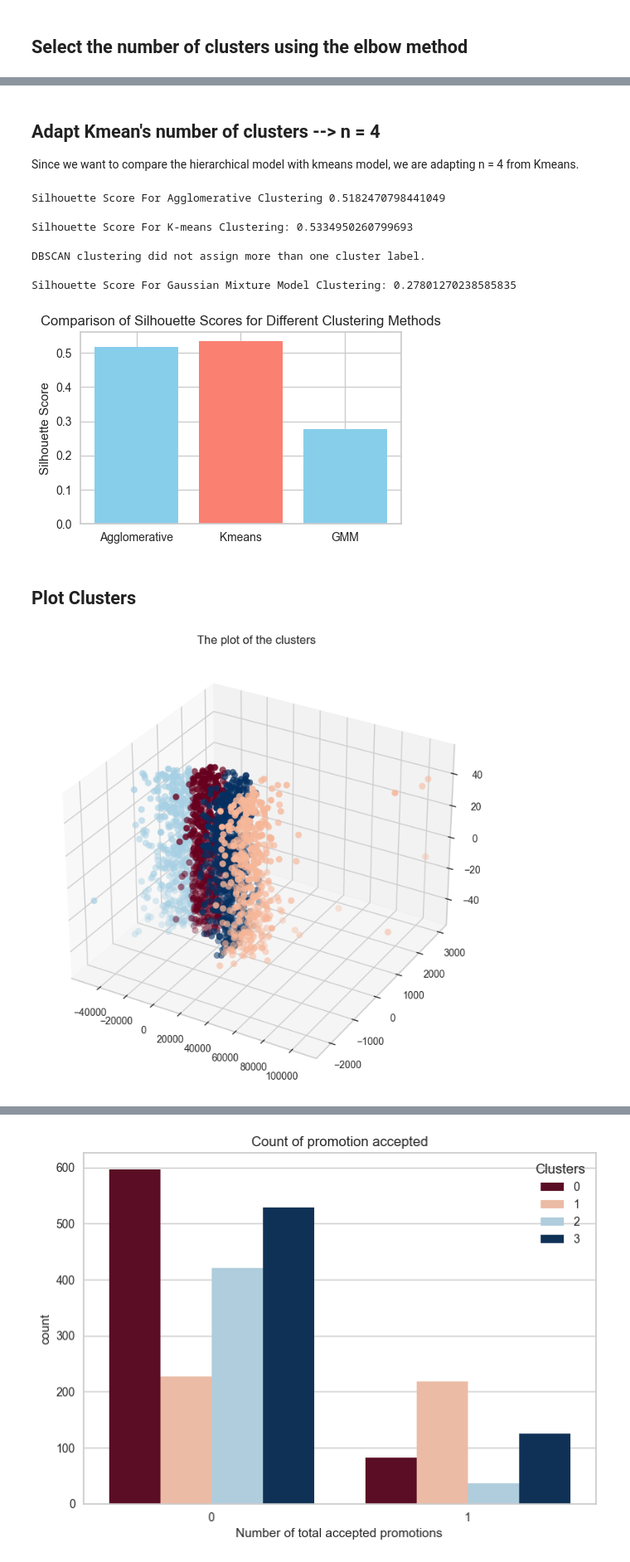
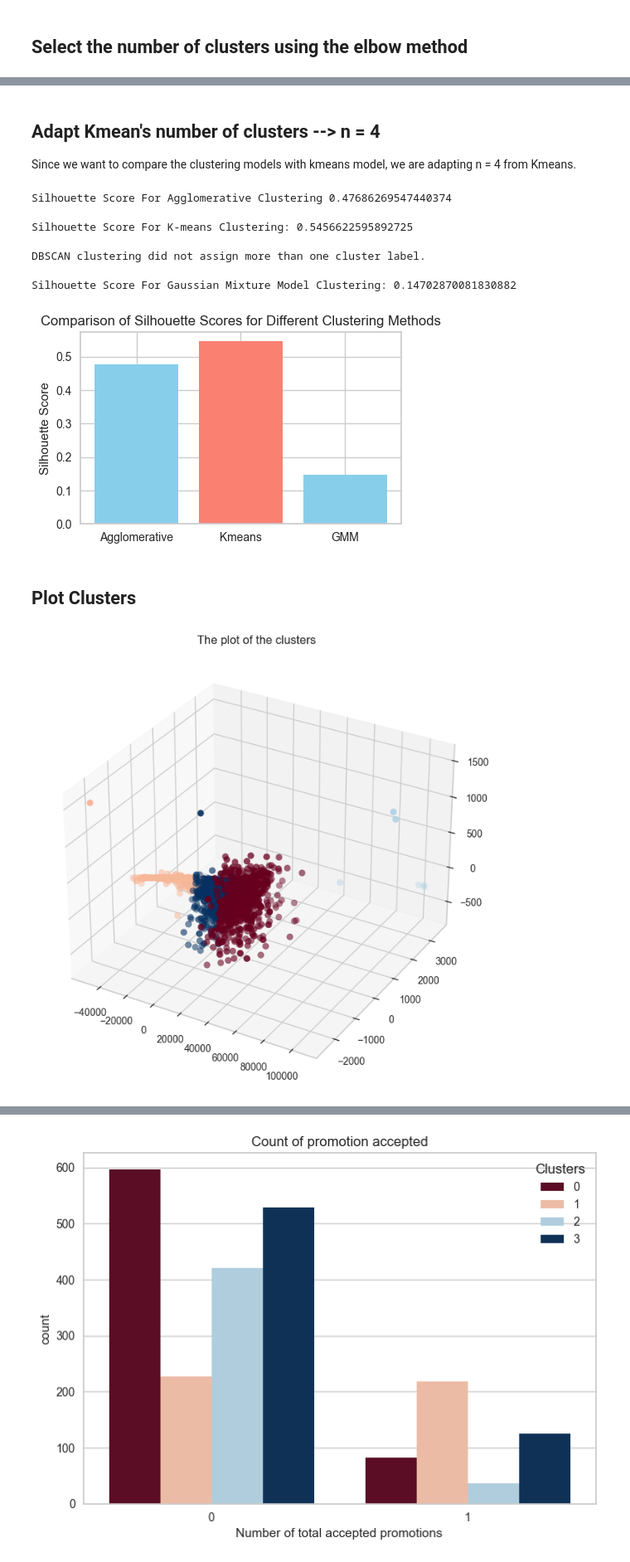
Before and after one commit to McGill-MMA-EnterpriseAnalytics/Customer-Personality-Analysis, a Jupyter notebook: Clustering Model/Clustering.ipynb, the cells around one changed output, grey strips where cells are left out. Shown at 83% size. Cells and saved outputs as stored; diff of their text form; code cells hidden in the pictures.

Commit message:
Edited Clustering Model
Added 2 Cluster csv

```diff
--- a/Clustering Model/Clustering.ipynb
+++ b/Clustering Model/Clustering.ipynb
@@ -23,7 +23,7 @@ dataset URL: https://www.kaggle.com/datasets/imakash3011/customer-personality-an
 
 Clustering model directly use Prepared Preprocessed Data
 # %%
-path="https://raw.githubusercontent.com/McGill-MMA-EnterpriseAnalytics/Customer-Personality-Analysis/main/Data/Prepared%20Data/Preprocessed%20Data.csv?token=GHSAT0AAAAAACMXNOPUQIVUOESF3NAHHBRWZOZPYHQ"
+path="https://raw.githubusercontent.com/McGill-MMA-EnterpriseAnalytics/Customer-Personality-Analysis/main/Data/Prepared%20Data/Preprocessed%20Data.csv?token=GHSAT0AAAAAACMXNOPVYWSCDMSFNWWBC2OQZO2KQLQ"
 data = pd.read_csv(path)
 # %%
 data.describe()
@@ -60,0 +63,3 @@ memory usage: 462.6 KB
+# %%
+data1 = data.drop(['Total_purchase'], axis=1)
+data1.info()
@@ -63,7 +86,7 @@ memory usage: 462.6 KB
 # %%
 # PCA for dimensionality reduction
 pca = PCA(n_components=3)
-pca_ds = pd.DataFrame(pca.fit_transform(data), columns=["col1", "col2", "col3"])
+pca_ds = pd.DataFrame(pca.fit_transform(data1), columns=["col1", "col2", "col3"])
 # %% [markdown]
 ## Select the number of clusters using the elbow method
 # %%
@@ -77,7 +100,7 @@ elbow_m.show()
 # %% [markdown]
 ## Adapt Kmean's number of clusters --> n = 4
 
-Since we want to compare the hierarchical model with kmeans model, we are adapting n = 4 from Kmeans.
+Since we want to compare the clustering models with kmeans model, we are adapting n = 4 from Kmeans.
 # %%
 # Initiating the Agglomerative Clustering model
 ac = AgglomerativeClustering(n_clusters=4)
@@ -85,7 +108,7 @@ yhat_ac = ac.fit_predict(pca_ds)
 ac_score = silhouette_score(pca_ds, yhat_ac)
 print("Silhouette Score For Agglomerative Clustering", ac_score)
 # %% [output]
-Silhouette Score For Agglomerative Clustering 0.5182470798441049
+Silhouette Score For Agglomerative Clustering 0.47686269547440374
 # %%
 kmeans = KMeans(n_clusters=4)
 
@@ -94,7 +117,7 @@ yhat_kmeans = kmeans.fit_predict(pca_ds)
 k_score = silhouette_score(pca_ds, yhat_kmeans)
 print("Silhouette Score For K-means Clustering:", k_score)
 # %% [output]
-Silhouette Score For K-means Clustering: 0.5334950260799693
+Silhouette Score For K-means Clustering: 0.5456622595892725
 # %%
 dbscan = DBSCAN(eps=0.5, min_samples=5)
 
@@ -123,7 +146,7 @@ yhat_gmm = gmm.fit_predict(pca_ds)
 gmm_score = silhouette_score(pca_ds, yhat_gmm)
 print("Silhouette Score For Gaussian Mixture Model Clustering:", gmm_score)
 # %% [output]
-Silhouette Score For Gaussian Mixture Model Clustering: 0.27801270238585835
+Silhouette Score For Gaussian Mixture Model Clustering: 0.14702870081830882
 # %%
 def plot_and_highlight_max(a, b, c):
     heights = [a, b, c]
@@ -153,21 +176,22 @@ def plot_and_highlight_max(a, b, c):
 
 plot_and_highlight_max(ac_score, k_score, gmm_score)
 # %% [output]
-[figure, old version]
+[figure, new version]
 # %% [markdown]
 ## Plot Clusters
 # %%
 pca_ds["Clusters"] = yhat_kmeans
 data["Clusters"] = yhat_kmeans
+data1["Clusters"] = yhat_kmeans
 
 # Plotting the clusters
 fig = plt.figure(figsize=(10, 8))
 ax = plt.subplot(111, projection='3d')
 ax.scatter(pca_ds["col1"], pca_ds["col2"], pca_ds["col3"], s=40, c=pca_ds["Clusters"], cmap='RdBu')
 ax.set_title("The plot of the clusters")
 plt.show()
 # %% [output]
-[figure, old version]
+[figure, new version]
 # %%
 # Distribution of the clusters
 sns.countplot(x="Clusters", data=data, palette="RdBu")
```
Also changed, not shown: parts of 8 cells of this notebook, 2 other files.
